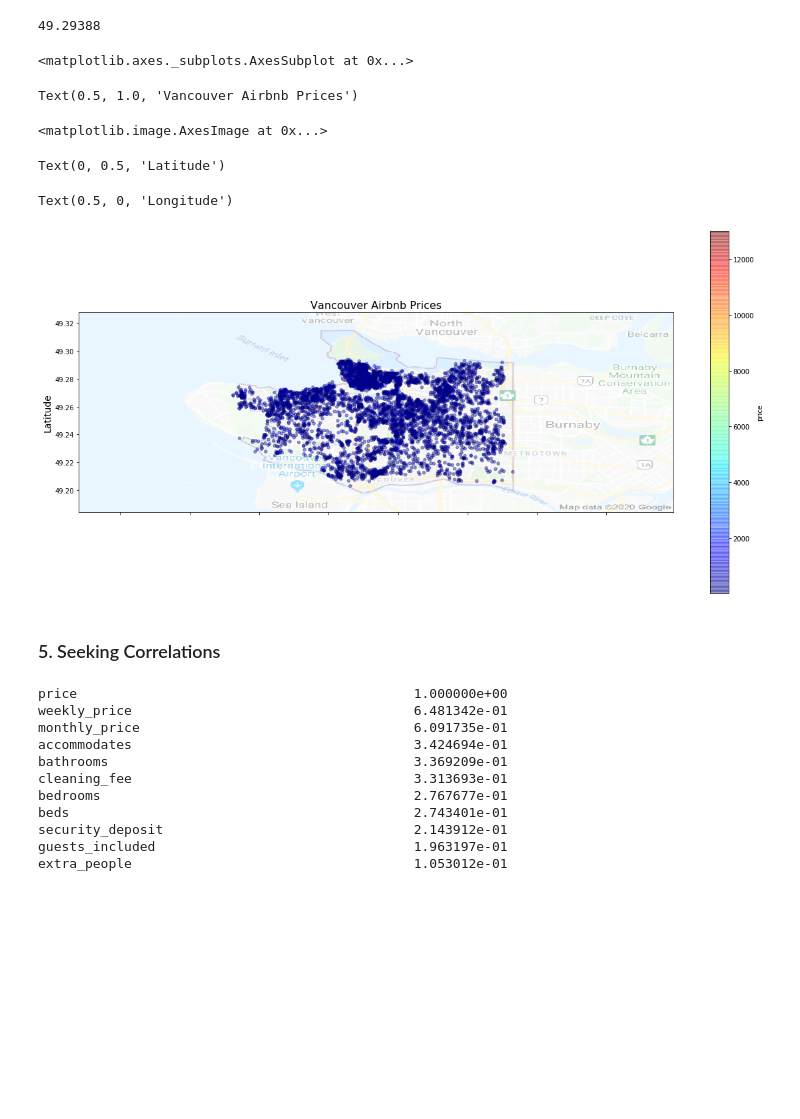
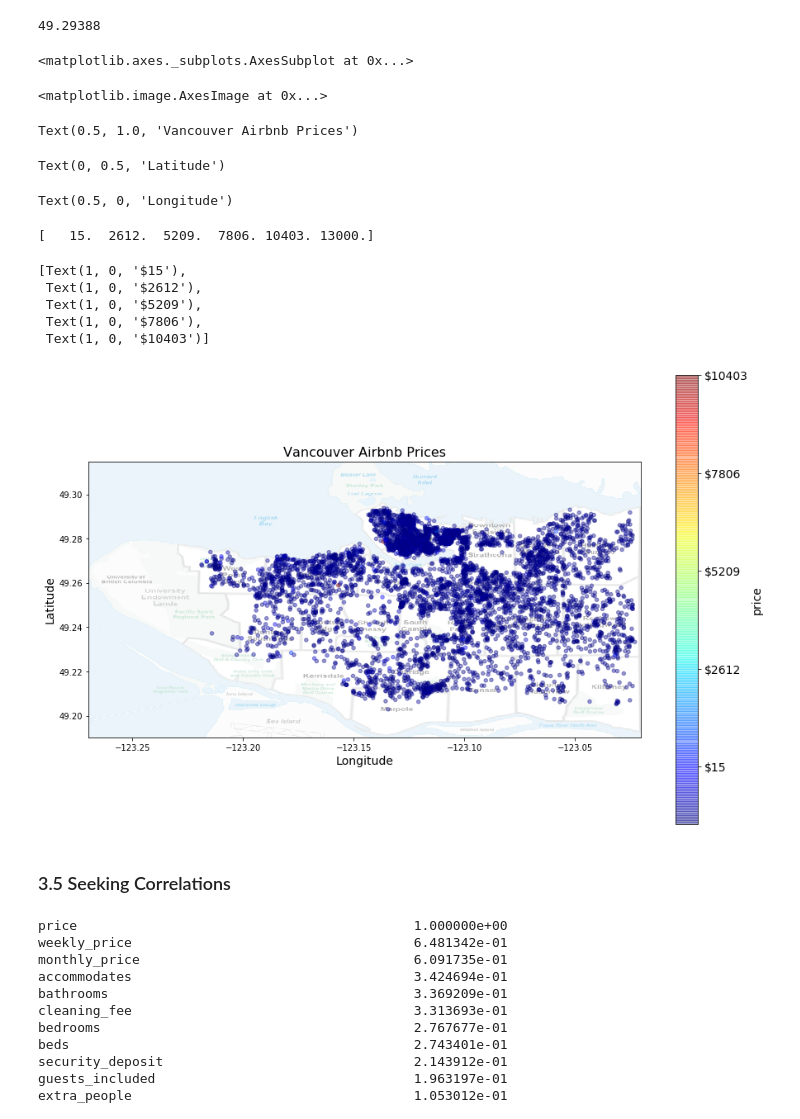
Before and after one commit to vcai01/data_science_talents, a Jupyter notebook: Airbnb_Vancouver_Part_1.ipynb, the cells around one changed output. Cells and saved outputs as stored; diff of their text form; code cells hidden in the pictures; blank space fills up the shorter version.

```diff
--- a/Airbnb_Vancouver_Part_1.ipynb
+++ b/Airbnb_Vancouver_Part_1.ipynb
@@ -353,27 +353,39 @@ airbnb['latitude'].max()
 # %%
 import matplotlib.image as mpimg
 
-Vancouver_img=mpimg.imread('Vancouver_img.png')
+Vancouver_img=mpimg.imread('neighbourhoods_Vancouver_2008.png')
 
-airbnb.plot(kind = 'scatter', x = 'longitude', y = 'latitude', alpha = 0.4,
-            figsize = (20, 10), c = 'price', cmap = plt.get_cmap('jet'), colorbar = True)
+airbnb.plot(kind = 'scatter', x = 'longitude', y = 'latitude', alpha = 0.4, figsize = (15, 10),
+            c = 'price', cmap = plt.get_cmap('jet'), colorbar = False)
+
+plt.imshow(Vancouver_img,  extent=[-123.27, -123.02, 49.19, 49.315], alpha = 0.4,
+           cmap = plt.get_cmap("jet"))
 
 plt.title('Vancouver Airbnb Prices', fontsize = 16)
-
-plt.imshow(Vancouver_img, extent = [-123.33, -122.902, 49.184, 49.328], alpha = 0.4,
-           cmap = plt.get_cmap("jet"))
-
 plt.ylabel("Latitude", fontsize = 14)
 plt.xlabel("Longitude", fontsize = 14)
+
+prices = airbnb['price']
+tick_values = np.linspace(prices.min(), prices.max(), 6)
+print(tick_values)
+cbar = plt.colorbar()
+cbar.ax.set_yticklabels(["$%d"%v for v in tick_values], fontsize = 14)
+cbar.set_label('price', fontsize = 14)
 # %% [output]
 <matplotlib.axes._subplots.AxesSubplot at 0x...>
-Text(0.5, 1.0, 'Vancouver Airbnb Prices')
+<matplotlib.image.AxesImage at 0x...>
-<matplotlib.image.AxesImage at 0x...>
+Text(0.5, 1.0, 'Vancouver Airbnb Prices')
 Text(0, 0.5, 'Latitude')
 Text(0.5, 0, 'Longitude')
+[   15.  2612.  5209.  7806. 10403. 13000.]
+[Text(1, 0, '$15'),
+ Text(1, 0, '$2612'),
+ Text(1, 0, '$5209'),
+ Text(1, 0, '$7806'),
+ Text(1, 0, '$10403')]
-[figure, old version]
+[figure, new version]
 # %% [markdown]
-### 5. Seeking Correlations
+### 3.5 Seeking Correlations
 # %%
 corr_matrix = airbnb.corr()
 
```
Also changed, not shown: parts of 32 cells of this notebook.
